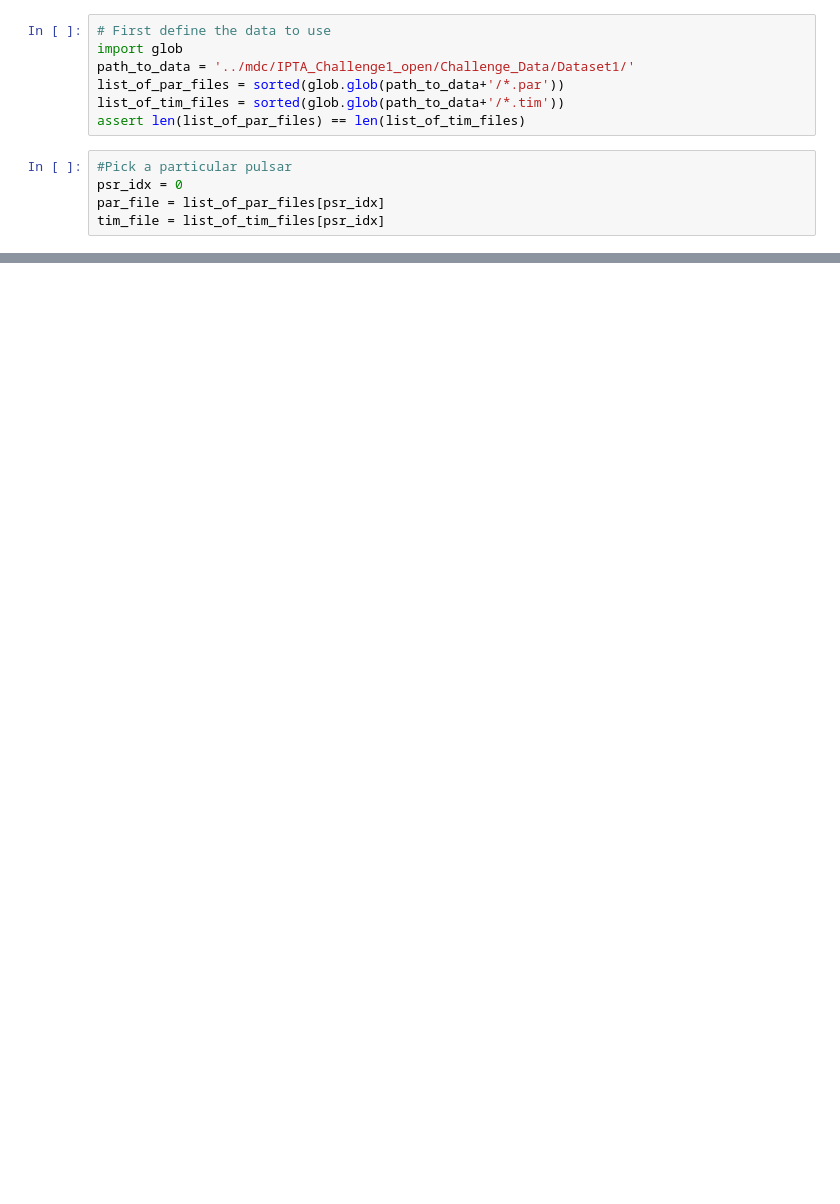
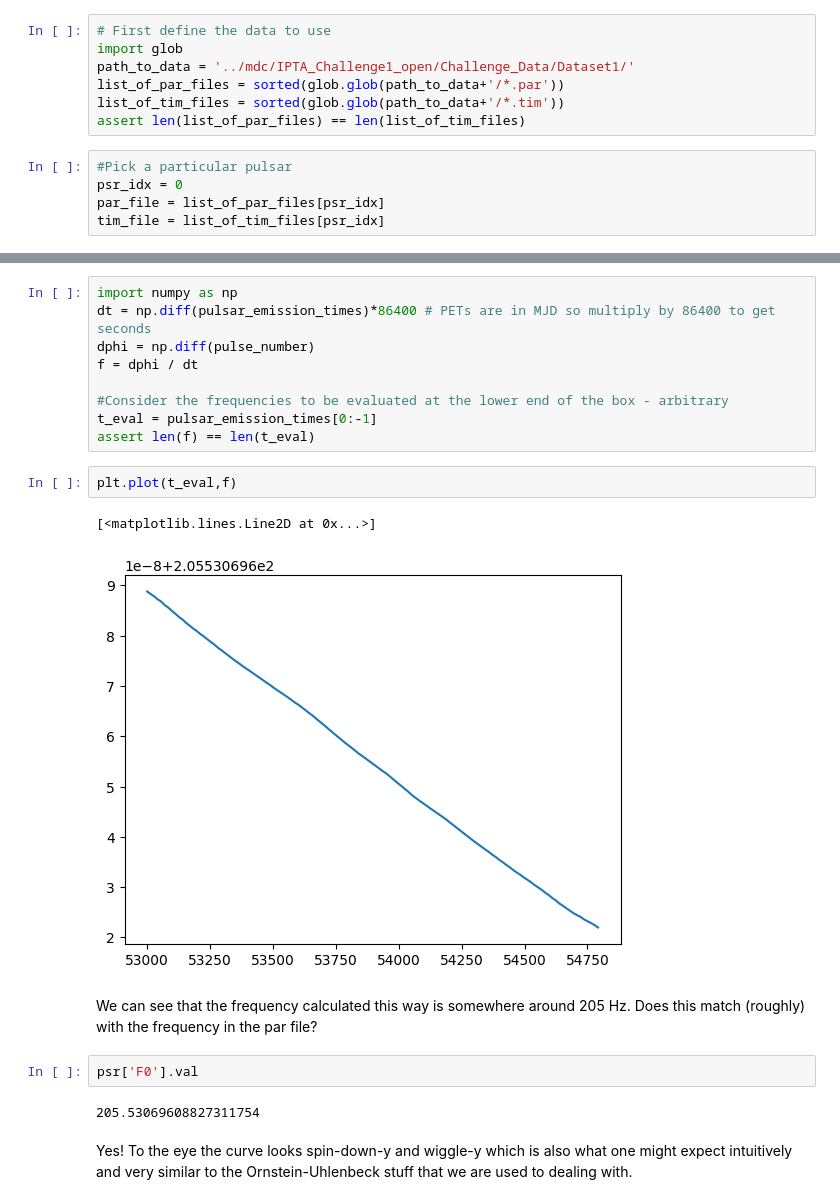
Before and after one commit to tomkimpson/PulsarMockData, a Jupyter notebook: notebooks/01.explore_how_to_generate_frequencies.ipynb, the cells around one changed output, grey strips where cells are left out. Cells and saved outputs as stored; diff of their text form; blank space fills up the shorter version.

```diff
--- a/notebooks/01.explore_how_to_generate_frequencies.ipynb
+++ b/notebooks/01.explore_how_to_generate_frequencies.ipynb
@@ -59,0 +114,22 @@ This looks reasonable, and behaves as I might expect.
+# %%
+import numpy as np
+dt = np.diff(pulsar_emission_times)*86400 # PETs are in MJD so multiply by 86400 to get seconds
+dphi = np.diff(pulse_number)
+f = dphi / dt
+
+#Consider the frequencies to be evaluated at the lower end of the box - arbitrary
+t_eval = pulsar_emission_times[0:-1]
+assert len(f) == len(t_eval)
+# %%
+plt.plot(t_eval,f)
+# %% [output]
+[<matplotlib.lines.Line2D at 0x...>]
+[figure, added]
+# %% [markdown]
+We can see that the frequency calculated this way is somewhere around 205 Hz. Does this match (roughly) with the frequency in the par file?
+# %%
+psr['F0'].val
+# %% [output]
+205.53069608827311754
+# %% [markdown]
+Yes! To the eye the curve looks spin-down-y and wiggle-y which is also what one might expect intuitively and very similar to the Ornstein-Uhlenbeck stuff that we are used to dealing with.
```
Also changed, not shown: parts of 13 cells of this notebook, 1 other file.
